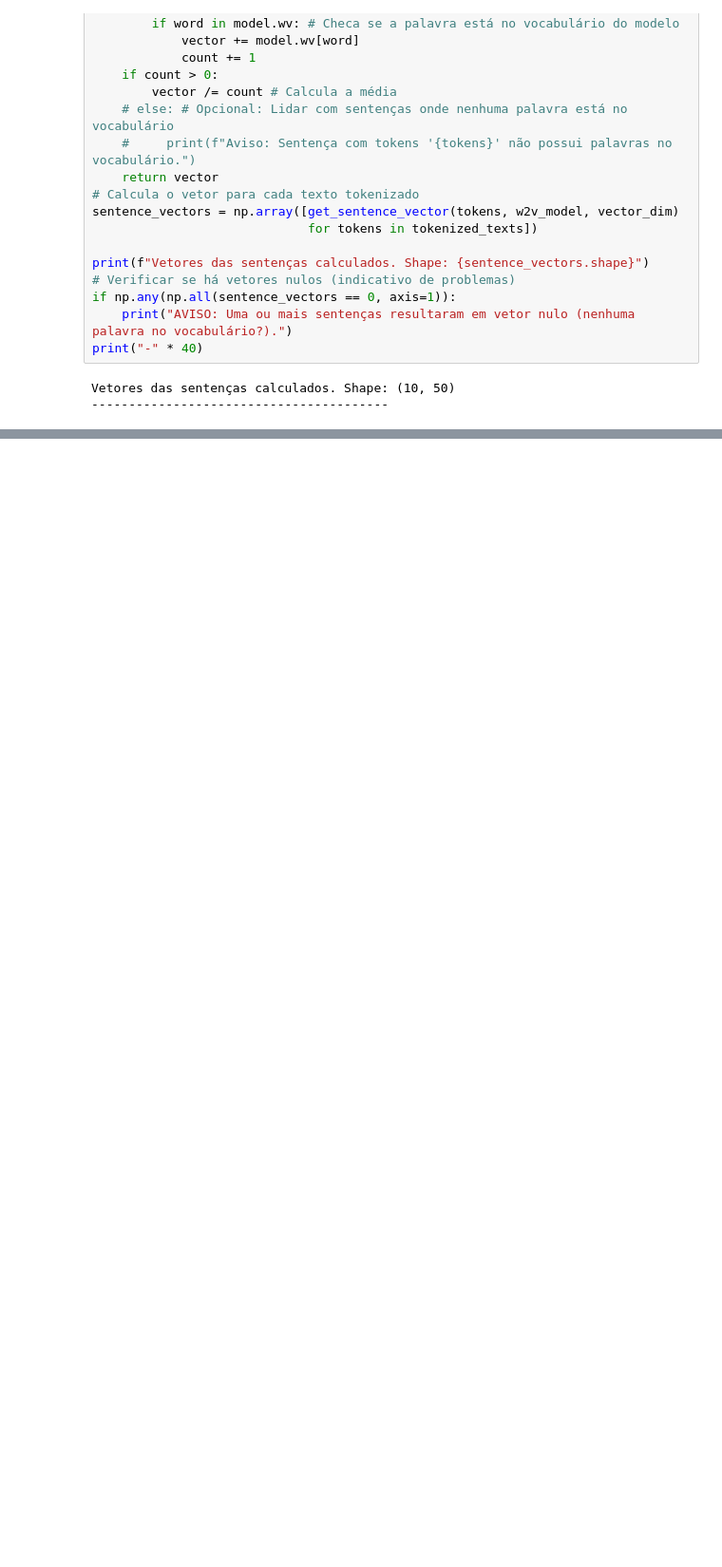
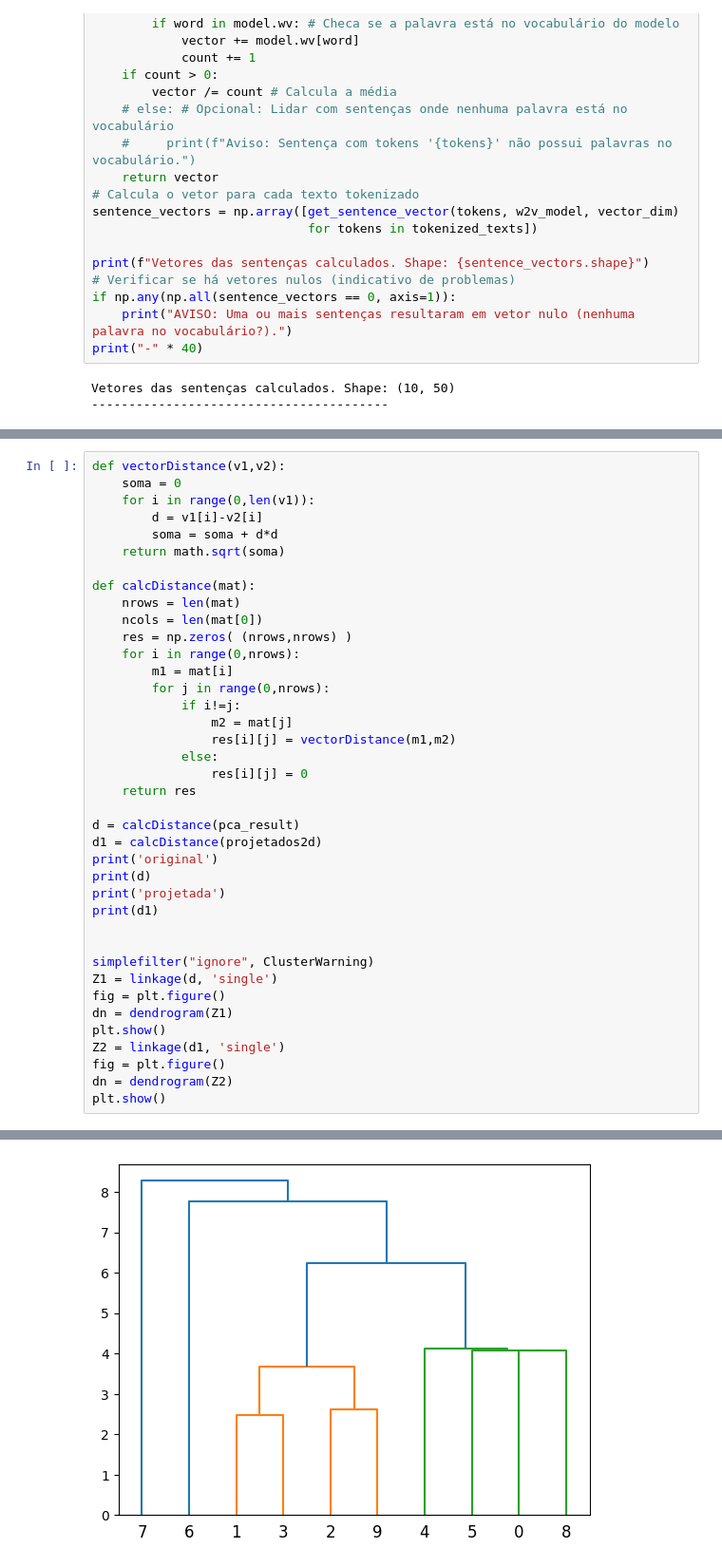
Before and after one commit to Equipe16-IAA/IAA015, a Jupyter notebook: Comparação modelos vetoriais.ipynb, the cells around one changed output, grey strips where cells are left out. Shown at 95% size. Saved outputs shown, nothing was run; the diff lists cells and outputs as text; blank space fills up the shorter version.

```diff
--- a/Comparação modelos vetoriais.ipynb
+++ b/Comparação modelos vetoriais.ipynb
@@ -286,0 +369,40 @@ Com um corpus pequeno, as relações capturadas pelo Word2Vec podem ser fracas o
+# %%
+def vectorDistance(v1,v2):
+    soma = 0
+    for i in range(0,len(v1)):
+        d = v1[i]-v2[i]
+        soma = soma + d*d
+    return math.sqrt(soma)
+
+def calcDistance(mat):
+    nrows = len(mat)
+    ncols = len(mat[0])
+    res = np.zeros( (nrows,nrows) )
+    for i in range(0,nrows):
+        m1 = mat[i]
+        for j in range(0,nrows):
+            if i!=j:
+                m2 = mat[j]
+                res[i][j] = vectorDistance(m1,m2)
+            else:
+                res[i][j] = 0
+    return res
+
+d = calcDistance(pca_result)
+d1 = calcDistance(projetados2d)
+print('original')
+print(d)
+print('projetada')
+print(d1)
+
+
+simplefilter("ignore", ClusterWarning)
+Z1 = linkage(d, 'single')
+fig = plt.figure()
+dn = dendrogram(Z1)
+plt.show()
+Z2 = linkage(d1, 'single')
+fig = plt.figure()
+dn = dendrogram(Z2)
+plt.show()
+# %% [output]
@@ -286,0 +426 @@ Com um corpus pequeno, as relações capturadas pelo Word2Vec podem ser fracas o
+[figure, added]
```
Also changed, not shown: parts of 9 cells of this notebook.
